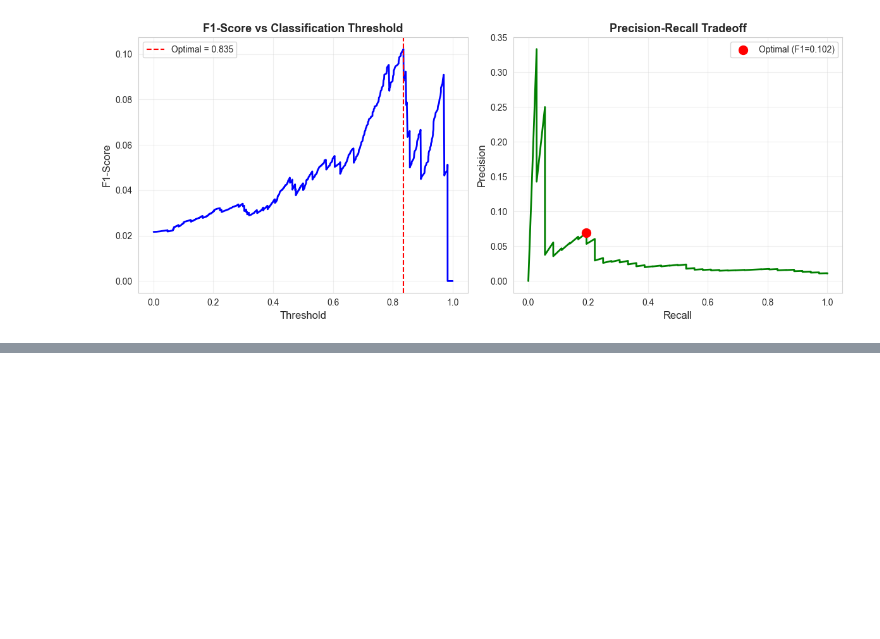
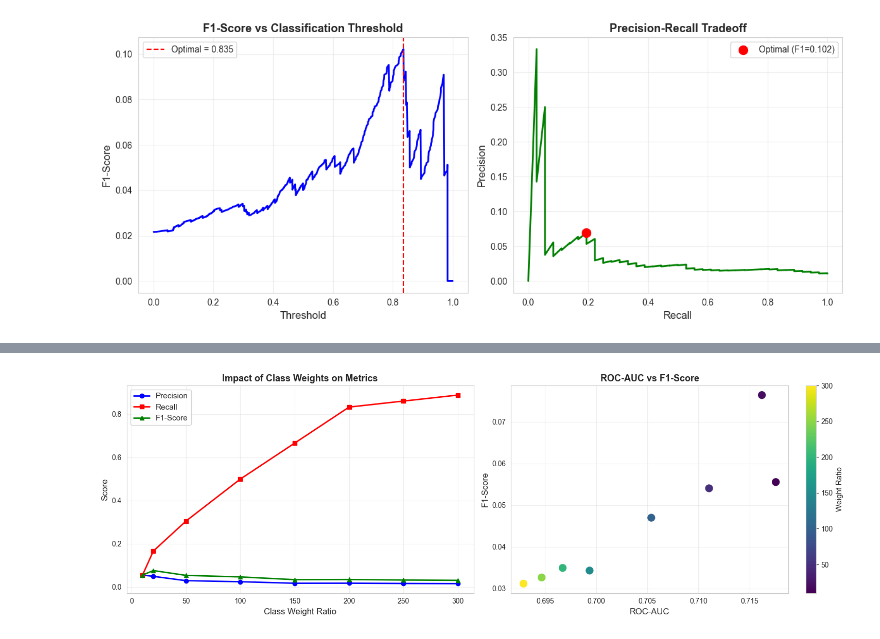
Before and after one commit to m44abdel/Civil-War-Prediction-ML, a Jupyter notebook: civil_war_ml.ipynb, the cells around one changed output, grey strips where cells are left out. Cells and saved outputs as stored; diff of their text form; code cells hidden in the pictures; blank space fills up the shorter version.

Commit message:
most up to date changes to LR model and changes in requirements.txt

```diff
--- a/civil_war_ml.ipynb
+++ b/civil_war_ml.ipynb
@@ -1247,0 +2318,94 @@ Precision: 0.0693
+# %%
+# ===================================================================
+# ADVANCED TECHNIQUE 1: FINE-TUNED CLASS WEIGHTS
+# ===================================================================
+
+print("="*70)
+print("TECHNIQUE 1: OPTIMIZING CLASS WEIGHTS")
+print("="*70)
+
+# Instead of 'balanced', we'll try different weight ratios
+# to find the sweet spot for precision-recall balance
+
+weight_ratios = [10, 20, 50, 100, 150, 200, 250, 300]
+results = []
+
+for ratio in weight_ratios:
+    # Create custom class weights
+    class_weights = {0: 1, 1: ratio}
+
+    # Train model with custom weights
+    lr_weighted = LogisticRegression(
+        class_weight=class_weights,
+        max_iter=2000,
+        random_state=42,
+        C=0.1
+    )
+    lr_weighted.fit(X_train_enh_scaled, y_train_enh)
+
+    # Predict
+    y_pred = lr_weighted.predict(X_test_enh_scaled)
+    y_pred_proba = lr_weighted.predict_proba(X_test_enh_scaled)[:, 1]
+
+    # Calculate metrics
+    from sklearn.metrics import precision_score, recall_score
+
+    precision = precision_score(y_test_enh, y_pred, zero_division=0)
+    recall = recall_score(y_test_enh, y_pred)
+    f1 = f1_score(y_test_enh, y_pred)
+    roc_auc = roc_auc_score(y_test_enh, y_pred_proba)
+
+    results.append({
+        'Weight Ratio': ratio,
+        'Precision': precision,
+        'Recall': recall,
+        'F1-Score': f1,
+        'ROC-AUC': roc_auc
+    })
+
+    print(f"Weight={ratio:3d} | Precision: {precision:.4f} | Recall: {recall:.4f} | F1: {f1:.4f} | ROC-AUC: {roc_auc:.4f}")
+
+# Convert to DataFrame
+results_df = pd.DataFrame(results)
+
+# Find best configuration
+best_f1_idx = results_df['F1-Score'].idxmax()
+best_recall_idx = results_df['Recall'].idxmax()
+
+print("\n" + "="*70)
+print(f"Best F1-Score: Weight={results_df.loc[best_f1_idx, 'Weight Ratio']:.0f}")
+print(f"  Precision: {results_df.loc[best_f1_idx, 'Precision']:.4f}")
+print(f"  Recall: {results_df.loc[best_f1_idx, 'Recall']:.4f}")
+print(f"  F1-Score: {results_df.loc[best_f1_idx, 'F1-Score']:.4f}")
+
+print(f"\nBest Recall: Weight={results_df.loc[best_recall_idx, 'Weight Ratio']:.0f}")
+print(f"  Precision: {results_df.loc[best_recall_idx, 'Precision']:.4f}")
+print(f"  Recall: {results_df.loc[best_recall_idx, 'Recall']:.4f}")
+print(f"  F1-Score: {results_df.loc[best_recall_idx, 'F1-Score']:.4f}")
+
+# Visualize tradeoffs
+fig, axes = plt.subplots(1, 2, figsize=(15, 5))
+
+# Precision-Recall tradeoff
+axes[0].plot(results_df['Weight Ratio'], results_df['Precision'], 'b-o', label='Precision', linewidth=2)
+axes[0].plot(results_df['Weight Ratio'], results_df['Recall'], 'r-s', label='Recall', linewidth=2)
+axes[0].plot(results_df['Weight Ratio'], results_df['F1-Score'], 'g-^', label='F1-Score', linewidth=2)
+axes[0].set_xlabel('Class Weight Ratio', fontsize=12)
+axes[0].set_ylabel('Score', fontsize=12)
+axes[0].set_title('Impact of Class Weights on Metrics', fontsize=13, fontweight='bold')
+axes[0].legend(fontsize=11)
+axes[0].grid(alpha=0.3)
+
+# F1 vs ROC-AUC
+axes[1].scatter(results_df['ROC-AUC'], results_df['F1-Score'],
+                c=results_df['Weight Ratio'], cmap='viridis', s=100)
+axes[1].set_xlabel('ROC-AUC', fontsize=12)
+axes[1].set_ylabel('F1-Score', fontsize=12)
+axes[1].set_title('ROC-AUC vs F1-Score', fontsize=13, fontweight='bold')
+cbar = plt.colorbar(axes[1].collections[0], ax=axes[1])
+cbar.set_label('Weight Ratio', fontsize=11)
+axes[1].grid(alpha=0.3)
+
+plt.tight_layout()
+plt.show()
+# %% [output]
@@ -1247,0 +2429 @@ Precision: 0.0693
+[figure, added]
```
Also changed, not shown: parts of 44 cells of this notebook, 7 other files.
